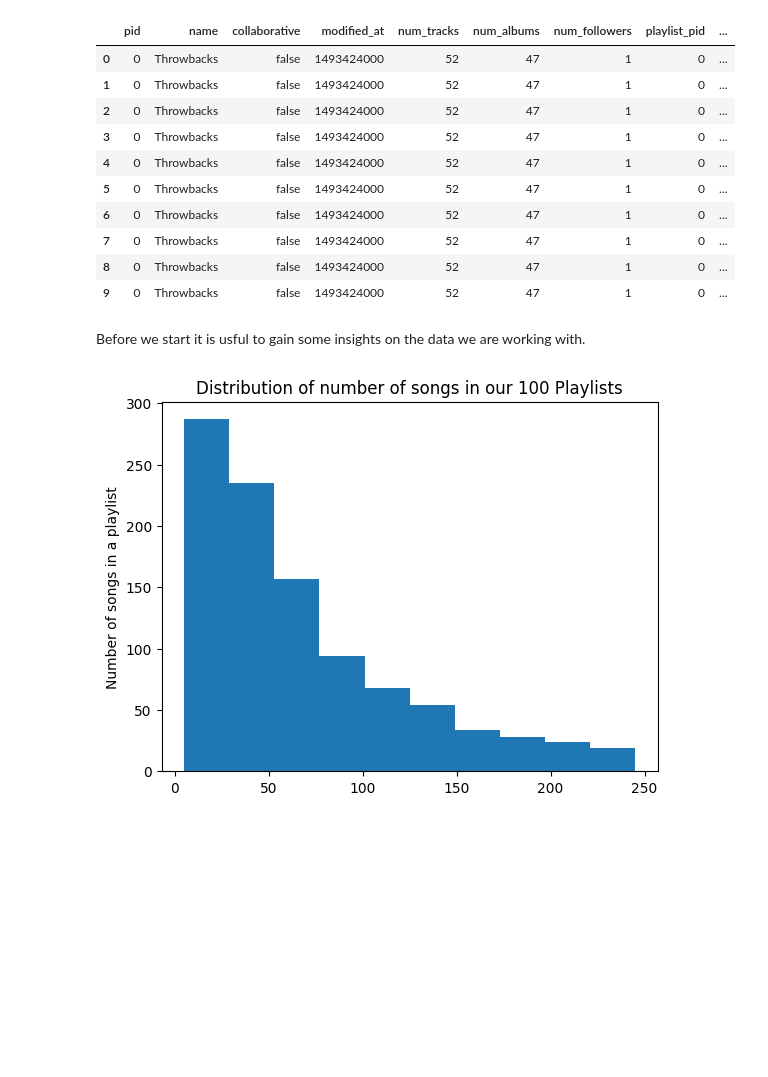
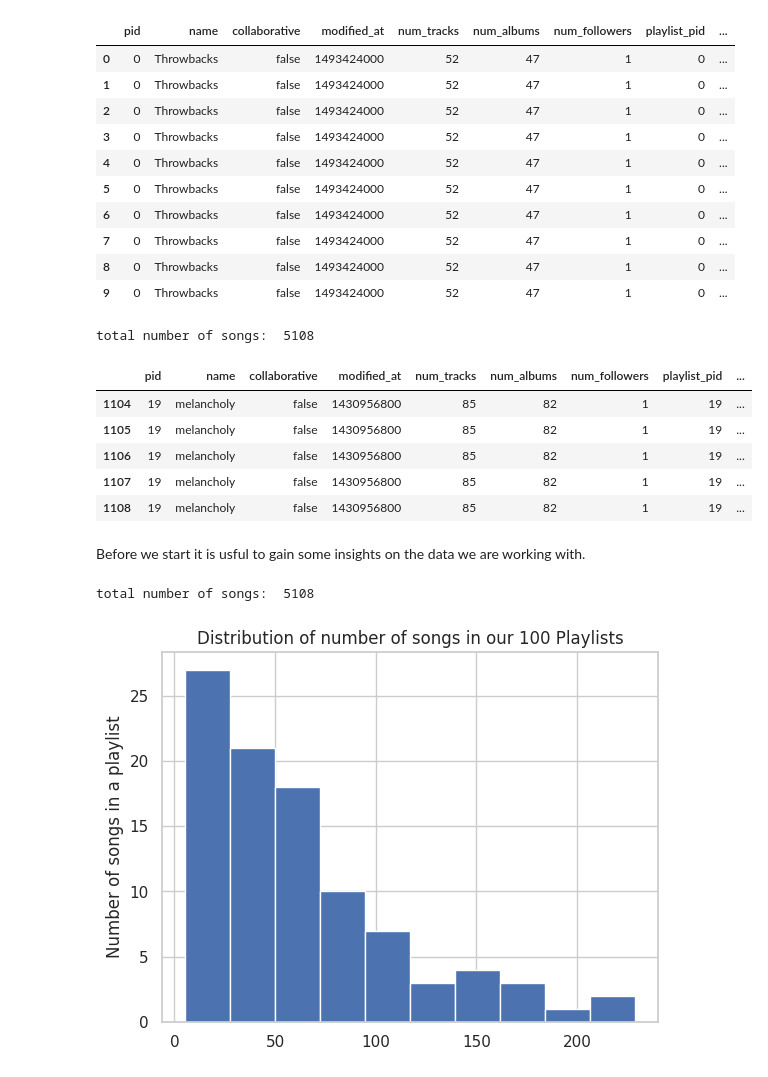
Before and after one commit to Ruby-L-i-n/CSDS234_FinalProject, a Jupyter notebook: SpotifyPlaylist.ipynb, the cells around one changed output. Saved outputs shown, nothing was run; the diff lists cells and outputs as text; code cells hidden in the pictures; blank space fills up the shorter version.

```diff
--- a/SpotifyPlaylist.ipynb
+++ b/SpotifyPlaylist.ipynb
@@ -61,15 +74,31 @@ df.head(10)
 | 7 | 0 | Throwbacks | false | 1493424000 | 52 | 47 | 1 | 0 | ... |
 | 8 | 0 | Throwbacks | false | 1493424000 | 52 | 47 | 1 | 0 | ... |
 | 9 | 0 | Throwbacks | false | 1493424000 | 52 | 47 | 1 | 0 | ... |
+# %%
+#clean the data by only using the random 100 playlists
+clean_df = df.loc[df["pid"].isin(sample)]
+clean_df.head()
+# %% [output]
+total number of songs:  5108
+|  | pid | name | collaborative | modified_at | num_tracks | num_albums | num_followers | playlist_pid | ... |
+| 1104 | 19 | melancholy | false | 1430956800 | 85 | 82 | 1 | 19 | ... |
+| 1105 | 19 | melancholy | false | 1430956800 | 85 | 82 | 1 | 19 | ... |
+| 1106 | 19 | melancholy | false | 1430956800 | 85 | 82 | 1 | 19 | ... |
+| 1107 | 19 | melancholy | false | 1430956800 | 85 | 82 | 1 | 19 | ... |
+| 1108 | 19 | melancholy | false | 1430956800 | 85 | 82 | 1 | 19 | ... |
 # %% [markdown]
 Before we start it is usful to gain some insights on the data we are working with.
+# %%
+print("total number of songs: ", len(set(clean_df["track_name"])))
+# %% [output]
+total number of songs:  5108
 # %%
-pyplot.hist(df['pid'].value_counts())
+pyplot.hist(clean_df['pid'].value_counts())
 pyplot.title("Distribution of number of songs in our 100 Playlists")
 pyplot.ylabel("Count")
 pyplot.ylabel("Number of songs in a playlist")
 pyplot.show()
 # %% [output]
-[figure, old version]
+[figure, new version]
 # %%
 # Checking which artists are featured most across all playlists
```
Also changed, not shown: parts of 3 cells of this notebook.
